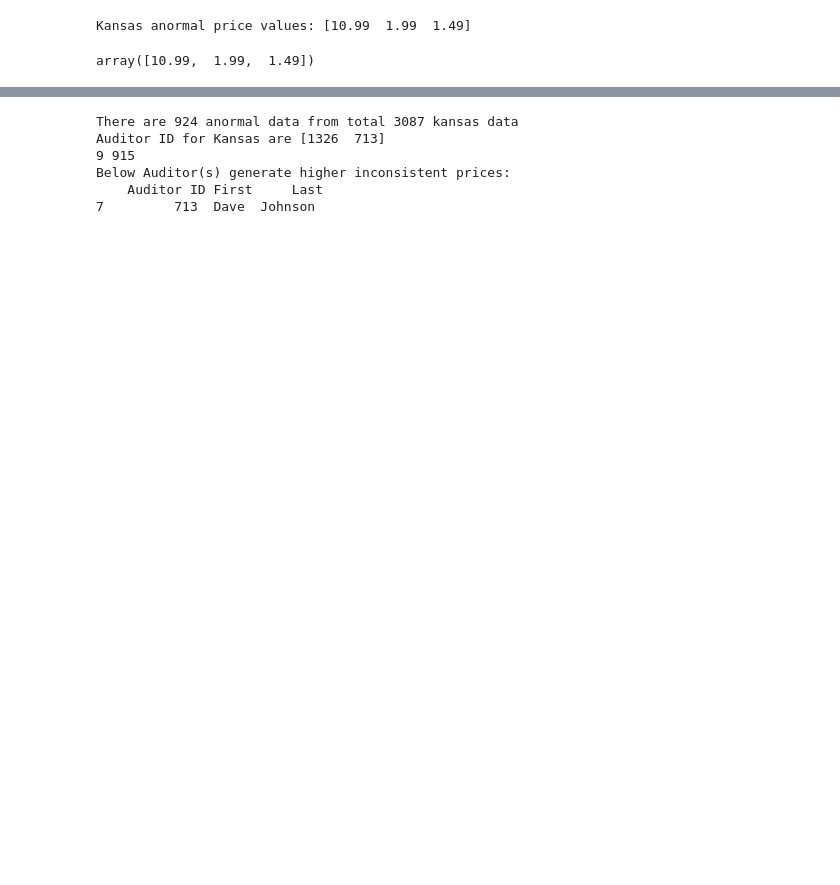
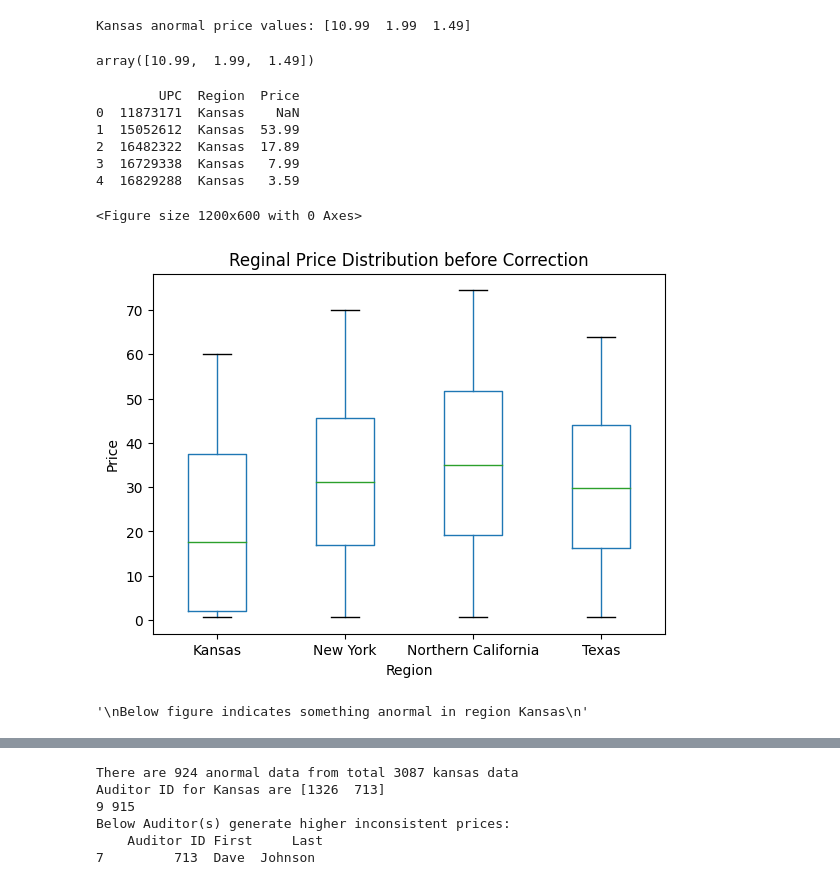
Before and after one commit to danpho/engage3_challenge, a Jupyter notebook: notebook/eda.ipynb, the cells around one changed output, grey strips where cells are left out. Drawn from its saved outputs; the diff is of its cells as text; code cells hidden in the pictures; blank space fills up the shorter version.

```diff
--- a/notebook/eda.ipynb
+++ b/notebook/eda.ipynb
@@ -319,3 +237,39 @@ anormal_prices
 # %% [output]
 Kansas anormal price values: [10.99  1.99  1.49]
 array([10.99,  1.99,  1.49])
+# %%
+# price distribution in different regions
+import matplotlib.pyplot as plt
+
+# Melt the DataFrame to convert it from wide format to long format
+melted_df = pd.melt(pivot_table, id_vars=['UPC'], value_vars=['Kansas', 'New York', 'Northern California', 'Texas'],
+                    var_name='Region', value_name='Price')
+
+# Display the melted DataFrame
+print(melted_df.head())
+
+# Plotting the price distribution for each region using a box plot
+plt.figure(figsize=(12, 6))
+melted_df.boxplot(by='Region', column=['Price'], grid=False)
+plt.title('Reginal Price Distribution before Correction')
+plt.suptitle('')  # Remove the default title to keep only the main title
+plt.xlabel('Region')
+plt.ylabel('Price')
+plt.show()# Assume 'Region' is the index and 'mean' is a column in the pivot table
+# Setting 'Region' as the index if not already set
+if 'Region' in pivot_table.columns:
+    pivot_table.set_index('Region', inplace=True)
+
+"""
+Below figure indicates something anormal in region Kansas
+"""
+# %% [output]
+        UPC  Region  Price
+0  11873171  Kansas    NaN
+1  15052612  Kansas  53.99
+2  16482322  Kansas  17.89
+3  16729338  Kansas   7.99
+4  16829288  Kansas   3.59
+<Figure size 1200x600 with 0 Axes>
+[figure, added]
+'\nBelow figure indicates something anormal in region Kansas\n'
```
Also changed, not shown: parts of 38 cells of this notebook.
